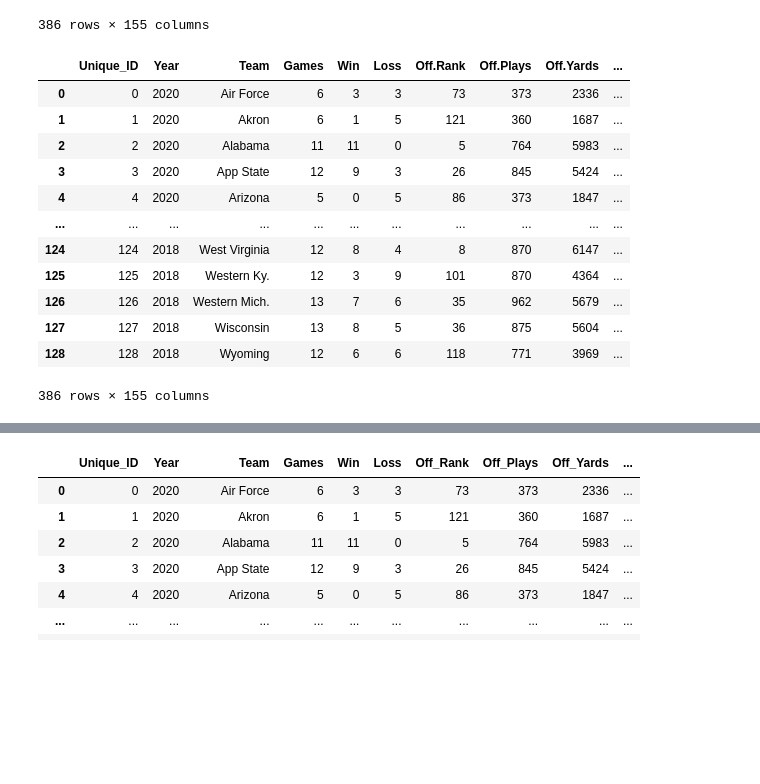
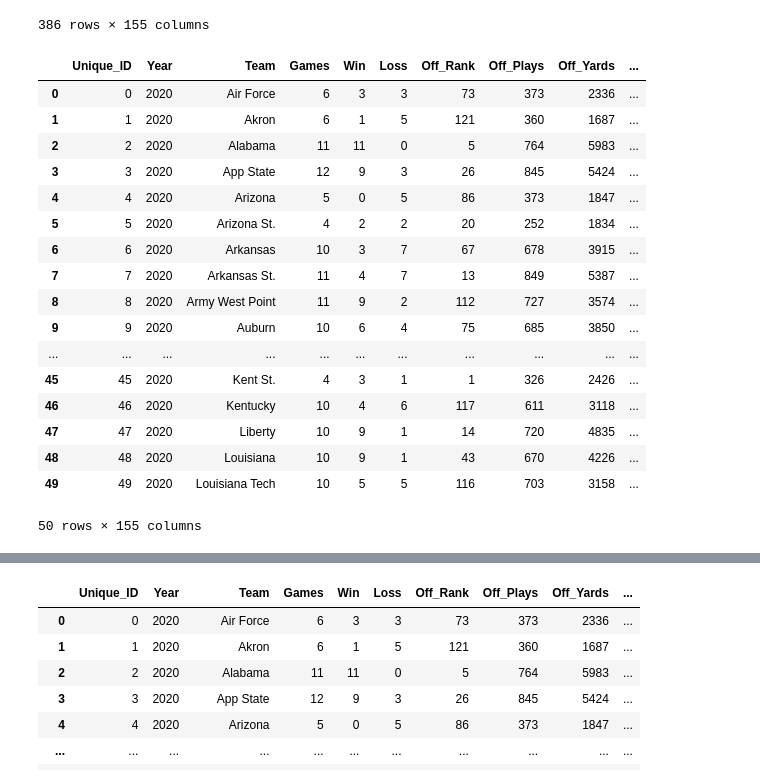
Before and after one commit to jacobhash570/college_football, a Jupyter notebook: data_etl.ipynb, the cells around one changed output, grey strips where cells are left out. Cells and saved outputs as stored; diff of their text form; code cells hidden in the pictures; blank space fills up the shorter version.

```diff
--- a/data_etl.ipynb
+++ b/data_etl.ipynb
@@ -168,21 +168,26 @@ final_df
 final_df['Team'] = final_df['Team'].str.strip()
 final_df['Conference'] = final_df['Conference'].str.strip()
 # %%
-final_df
+final_df.head(50)
 # %% [output]
-|  | Unique_ID | Year | Team | Games | Win | Loss | Off.Rank | Off.Plays | Off.Yards | ... |
+|  | Unique_ID | Year | Team | Games | Win | Loss | Off_Rank | Off_Plays | Off_Yards | ... |
 | 0 | 0 | 2020 | Air Force | 6 | 3 | 3 | 73 | 373 | 2336 | ... |
 | 1 | 1 | 2020 | Akron | 6 | 1 | 5 | 121 | 360 | 1687 | ... |
 | 2 | 2 | 2020 | Alabama | 11 | 11 | 0 | 5 | 764 | 5983 | ... |
 | 3 | 3 | 2020 | App State | 12 | 9 | 3 | 26 | 845 | 5424 | ... |
 | 4 | 4 | 2020 | Arizona | 5 | 0 | 5 | 86 | 373 | 1847 | ... |
+| 5 | 5 | 2020 | Arizona St. | 4 | 2 | 2 | 20 | 252 | 1834 | ... |
+| 6 | 6 | 2020 | Arkansas | 10 | 3 | 7 | 67 | 678 | 3915 | ... |
+| 7 | 7 | 2020 | Arkansas St. | 11 | 4 | 7 | 13 | 849 | 5387 | ... |
+| 8 | 8 | 2020 | Army West Point | 11 | 9 | 2 | 112 | 727 | 3574 | ... |
+| 9 | 9 | 2020 | Auburn | 10 | 6 | 4 | 75 | 685 | 3850 | ... |
 | ... | ... | ... | ... | ... | ... | ... | ... | ... | ... | ... |
-| 124 | 124 | 2018 | West Virginia | 12 | 8 | 4 | 8 | 870 | 6147 | ... |
-| 125 | 125 | 2018 | Western Ky. | 12 | 3 | 9 | 101 | 870 | 4364 | ... |
-| 126 | 126 | 2018 | Western Mich. | 13 | 7 | 6 | 35 | 962 | 5679 | ... |
-| 127 | 127 | 2018 | Wisconsin | 13 | 8 | 5 | 36 | 875 | 5604 | ... |
-| 128 | 128 | 2018 | Wyoming | 12 | 6 | 6 | 118 | 771 | 3969 | ... |
+| 45 | 45 | 2020 | Kent St. | 4 | 3 | 1 | 1 | 326 | 2426 | ... |
+| 46 | 46 | 2020 | Kentucky | 10 | 4 | 6 | 117 | 611 | 3118 | ... |
+| 47 | 47 | 2020 | Liberty | 10 | 9 | 1 | 14 | 720 | 4835 | ... |
+| 48 | 48 | 2020 | Louisiana | 10 | 9 | 1 | 43 | 670 | 4226 | ... |
+| 49 | 49 | 2020 | Louisiana Tech | 10 | 5 | 5 | 116 | 703 | 3158 | ... |
-386 rows × 155 columns
+50 rows × 155 columns
 # %%
 final_df.loc[final_df['Team'] == 'Alabama']
 # %% [output]
```
Also changed, not shown: parts of 8 cells of this notebook, 4 other files.
